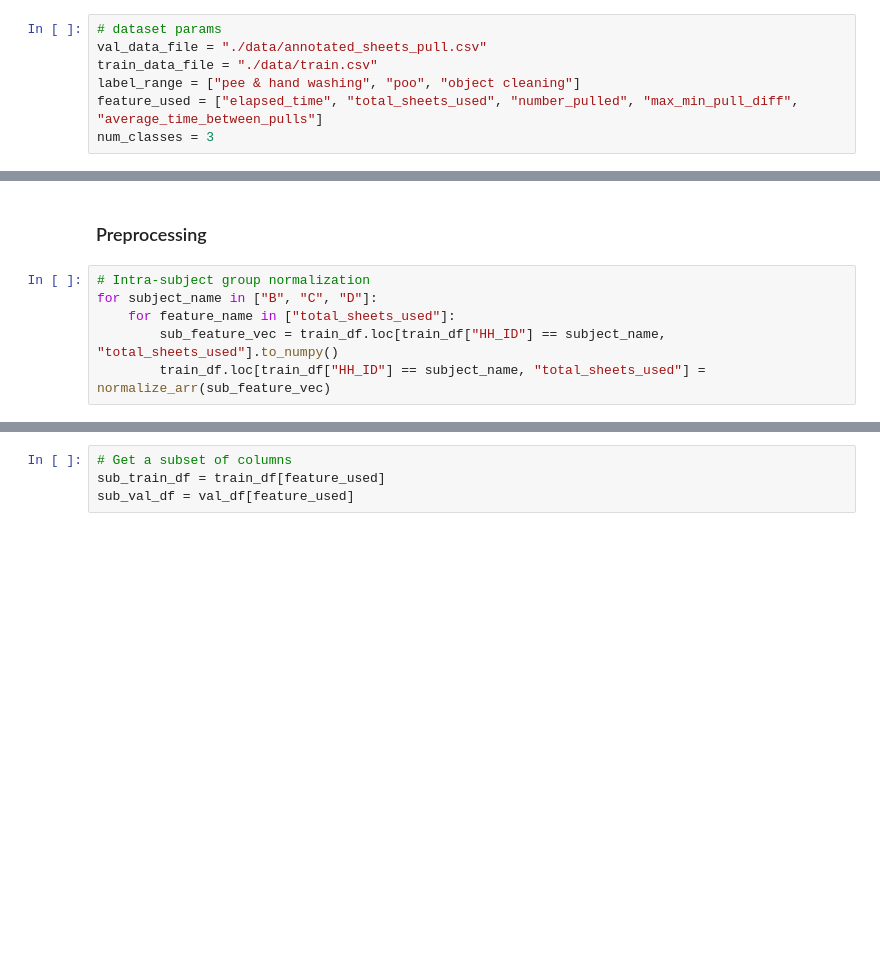
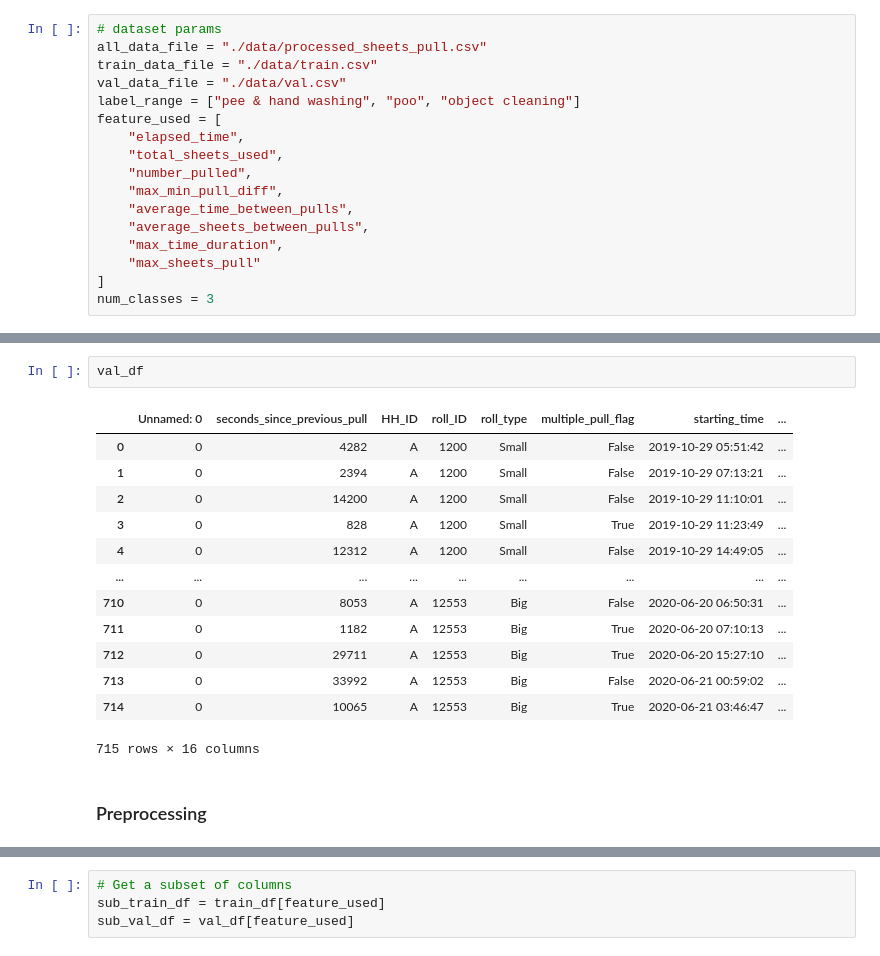
Before and after one commit to RogerQi/UI_datathon_2021, a Jupyter notebook: analysis.ipynb, the cells around one changed output, grey strips where cells are left out. Drawn from its saved outputs; the diff is of its cells as text; blank space fills up the shorter version.

```diff
--- a/analysis.ipynb
+++ b/analysis.ipynb
@@ -16,9 +17,19 @@ from sklearn.metrics import confusion_matrix
 # %%
 # dataset params
-val_data_file = "./data/annotated_sheets_pull.csv"
+all_data_file = "./data/processed_sheets_pull.csv"
 train_data_file = "./data/train.csv"
+val_data_file = "./data/val.csv"
 label_range = ["pee & hand washing", "poo", "object cleaning"]
-feature_used = ["elapsed_time", "total_sheets_used", "number_pulled", "max_min_pull_diff", "average_time_between_pulls"]
+feature_used = [
+    "elapsed_time",
+    "total_sheets_used",
+    "number_pulled",
+    "max_min_pull_diff",
+    "average_time_between_pulls",
+    "average_sheets_between_pulls",
+    "max_time_duration",
+    "max_sheets_pull"
+]
 num_classes = 3
 # %%
 def compute_contigency_matrix(predicted, labels):
@@ -61,8 +74,18 @@ train_df
+# %%
+val_df
+# %% [output]
+|  | Unnamed: 0 | seconds_since_previous_pull | HH_ID | roll_ID | roll_type | multiple_pull_flag | starting_time | ... |
+| 0 | 0 | 4282 | A | 1200 | Small | False | 2019-10-29 05:51:42 | ... |
+| 1 | 0 | 2394 | A | 1200 | Small | False | 2019-10-29 07:13:21 | ... |
+| 2 | 0 | 14200 | A | 1200 | Small | False | 2019-10-29 11:10:01 | ... |
+| 3 | 0 | 828 | A | 1200 | Small | True | 2019-10-29 11:23:49 | ... |
+| 4 | 0 | 12312 | A | 1200 | Small | False | 2019-10-29 14:49:05 | ... |
+| ... | ... | ... | ... | ... | ... | ... | ... | ... |
+| 710 | 0 | 8053 | A | 12553 | Big | False | 2020-06-20 06:50:31 | ... |
+| 711 | 0 | 1182 | A | 12553 | Big | True | 2020-06-20 07:10:13 | ... |
+| 712 | 0 | 29711 | A | 12553 | Big | True | 2020-06-20 15:27:10 | ... |
+| 713 | 0 | 33992 | A | 12553 | Big | False | 2020-06-21 00:59:02 | ... |
+| 714 | 0 | 10065 | A | 12553 | Big | True | 2020-06-21 03:46:47 | ... |
+715 rows × 16 columns
 # %% [markdown]
 ### Preprocessing
-# %%
-# Intra-subject group normalization
-for subject_name in ["B", "C", "D"]:
-    for feature_name in ["total_sheets_used"]:
-        sub_feature_vec = train_df.loc[train_df["HH_ID"] == subject_name, "total_sheets_used"].to_numpy()
-        train_df.loc[train_df["HH_ID"] == subject_name, "total_sheets_used"] = normalize_arr(sub_feature_vec)
```
Also changed, not shown: parts of 24 cells of this notebook, 2 other files.
